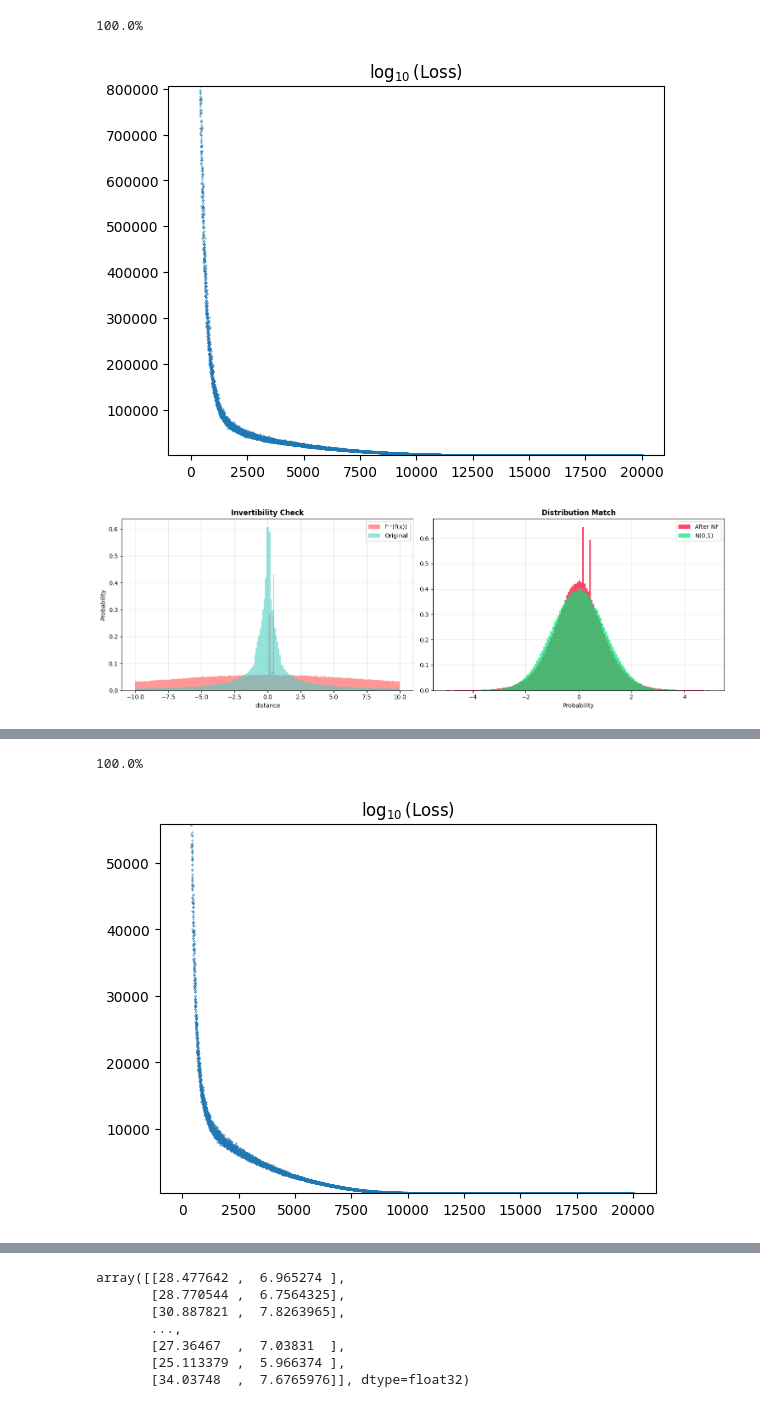
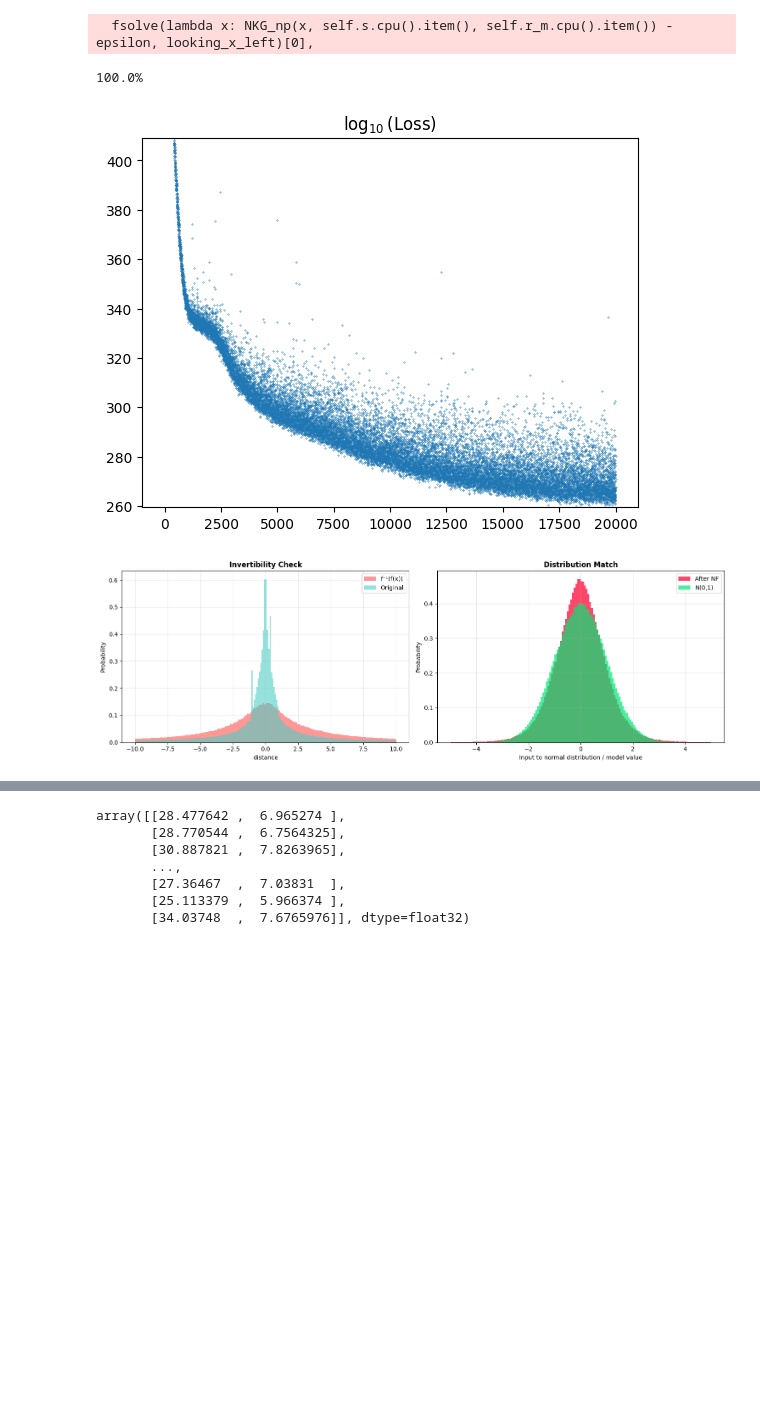
Before and after one commit to kluski777/PraktykiGAN, a Jupyter notebook: NF.ipynb, the cells around one changed output, grey strips where cells are left out. Drawn from its saved outputs; the diff is of its cells as text; code cells hidden in the pictures; blank space fills up the shorter version.

```diff
--- a/NF.ipynb
+++ b/NF.ipynb
@@ -34,18 +34,16 @@ def get_2d_data(PROBE_SIZE: int, prober=prober):
     return torch.vstack([xs, ys]).T
 
 
-def get_shower_data_with_angle(PROBE_SIZE, BATCH_SIZE, dim = np.array([0,1]), eps = 1.0, include_angles = True):
-    theta_added = np.random.normal(loc=0.0, scale=eps)
-    alpha_added = np.random.normal(loc=0.0, scale=eps) # ? Chyba nie o to im chodzilo w tym artykule
-    theta = np.random.uniform(low=0.0, high=np.radians(12)) + theta_added if include_angles else 0.0
-    alpha = np.random.uniform(low=0.0, high=np.radians(60)) + alpha_added if include_angles else 0.0
+def get_shower_data_with_angle(PROBE_SIZE, BATCH_SIZE, dim = np.array([0,1]), eps=1.0, include_angles = True):
+    theta = np.random.uniform(low=0.0, high=np.radians(12)) if include_angles else 0.0
+    alpha = np.random.uniform(low=0.0, high=np.radians(60)) if include_angles else 0.0
     angle_prober = rs_prober_NKG(0.1, looking_x_left=-1, looking_x_right=10, from_x=0, theta=theta, alpha=alpha, phi=0.0)
     x = torch.Tensor(
         get_2d_data(PROBE_SIZE, angle_prober).view(BATCH_SIZE, -1, 2)[:, :, dim]
     ).cuda()
     if include_angles:
         angles = torch.Tensor([alpha, theta]).unsqueeze(0).to('cuda')
-        x = add_angles_to_samples(x, angles)
+        x = add_angles_to_samples(x, torch.randn((1,2)).cuda() * eps)
         return x, angles
     return x
 
@@ -79,6 +77,8 @@ class NF(nn.Module):
         scaling_components = [
             nn.Linear(input_size, input_size), nn.Tanh(),
             nn.Linear(input_size, input_size),
+            nn.Linear(input_size, input_size),
+            nn.Linear(input_size, input_size),
         ]
 
         translating_components = [
@@ -89,7 +89,7 @@ class NF(nn.Module):
             [NF_layer(copy.deepcopy(translating_components), copy.deepcopy(scaling_components))
             for _ in range(num_layers)]
         )
-        self.optim = torch.optim.Adam(self.parameters(), lr)
+        self.optim = torch.optim.RMSprop(self.parameters(), lr)
         self.to('cuda')
 
     def forward(self, x):
@@ -103,13 +103,13 @@ class NF(nn.Module):
 
     def iterate_layers(self, input: torch.Tensor, forward: bool, learn: bool, angles=None, eps=1):
         output = input
-        log_det = 0
+        log_det = torch.zeros(input.shape[0], device=input.device) if learn else None
 
         iter_layers = self.layers if forward else reversed(self.layers)
         for layer in iter_layers:
             output, diag_temp = (layer.forward if forward else layer.inverse)(output)
             if learn:
-                log_det += diag_temp.mean()
+                log_det = log_det + diag_temp
 
         if learn:
             x1, x2 = output.chunk(2, dim=1)
@@ -117,8 +117,8 @@ class NF(nn.Module):
             probes = torch.cat([x1[:, :-angles.shape[1]], x2[:, :-angles.shape[1]]], dim=1)
 
             loss = (0.5 * probes.pow(2).sum(dim=-1)
-                + (pred_angles - angles.repeat(1, 2)).pow(2).sum(dim=-1) / (2*eps**2)).mean() \
-                - log_det
+                + (pred_angles - angles.repeat(1, 2)).pow(2).sum(dim=-1) / (2*eps**2)
+                - log_det).mean()
 
             self.optim.zero_grad()
             loss.backward()
@@ -174,41 +174,43 @@ def plot_results(x, angles, model):
 
     centers = (edges[1:] + edges[:-1]) / 2
     error = np.abs(recon_bins - orig_bins) / (np.maximum(recon_bins, orig_bins) + 1e-8) * 100
-    plt.plot(centers, np.clip(error, 0, 100), '-o', markersize=1.5, linewidth=0.5)
+    plt.plot(centers, error, '-o', markersize=1.5, linewidth=0.5)
     plt.title('Reconstruction Error')
     plt.xlabel('x')
     plt.ylabel('Error [%]')
     plt.show()
 
 
 def learn_nf(nf_model, samples_to_return, batch_size, epochs, dim=0, eps=1e-5):
     probe_size = samples_to_return * batch_size
     loss_history = train_loop(nf_model, epochs, probe_size, batch_size, dim, eps)
 
     plt.plot(loss_history, 'o', markersize=0.3)
     plt.ylim([loss_history[400:].min(), np.sort(loss_history[400:])[-15]])
     plt.title(r'$\log_{10}$(Loss)')
     plt.show()
 
     x_test, angles_test = get_shower_data_with_angle(probe_size*10, batch_size*10, 0, eps=eps)
     plot_results(x_test, angles_test, nf_model)
 
     return loss_history
 
 
 SAMPLES_TO_RETURN = 256
 DIMS = SAMPLES_TO_RETURN // 4 + 2
 BATCH_SIZE = 512
 EPOCHS = 20_000
-LR = 3.5e-4
-EPSILON = np.radians(1) # std dev added to the angle
+LR = 5e-4
+EPSILON = np.radians(45) # std dev times randn distribution added to the input data
+
 
 x_model = NF(6, DIMS, LR)
 x_loss = learn_nf(x_model, SAMPLES_TO_RETURN, BATCH_SIZE, EPOCHS, 0, EPSILON)
 
-y_model = NF(4, DIMS, LR)
-y_loss = learn_nf(y_model, SAMPLES_TO_RETURN, BATCH_SIZE, EPOCHS, 1, EPSILON)
+# y_model = NF(4, DIMS, LR)
+# y_loss = learn_nf(y_model, SAMPLES_TO_RETURN, BATCH_SIZE, EPOCHS, 1, EPSILON)
 # %% [output]
-100.0%
+  fsolve(lambda x: NKG_np(x, self.s.cpu().item(), self.r_m.cpu().item()) - epsilon, looking_x_left)[0],
+100.0%
-[figure, old version]
+[figure, new version]
-[figure, old version]
+[figure, new version]
@@ -216,2 +217,0 @@ y_loss = learn_nf(y_model, SAMPLES_TO_RETURN, BATCH_SIZE, EPOCHS, 1, EPSILON)
-100.0%
-[figure, removed]
```
Also changed, not shown: parts of 4 cells of this notebook.
